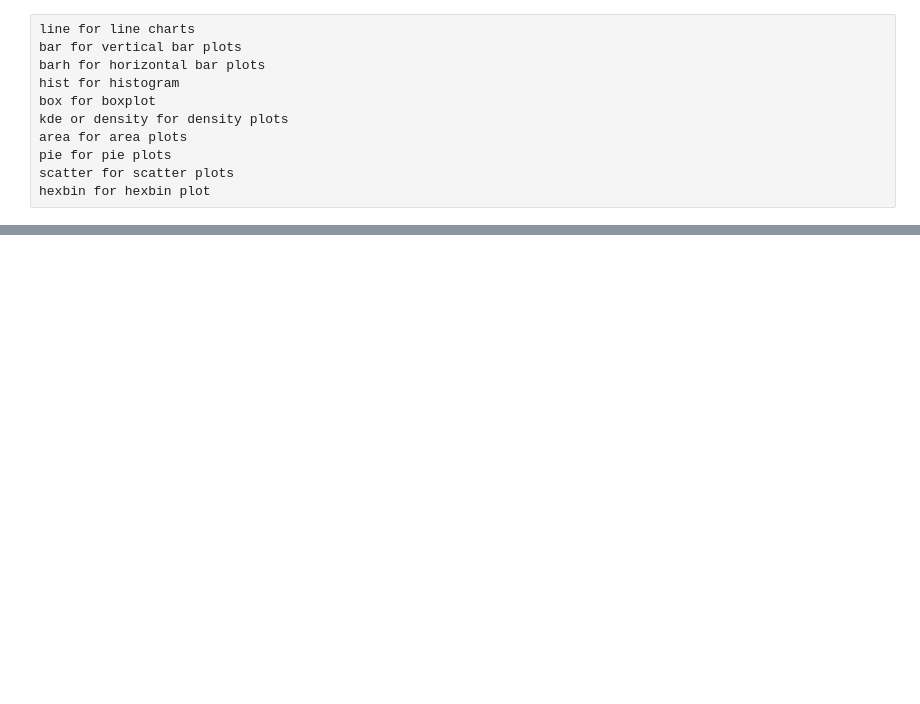
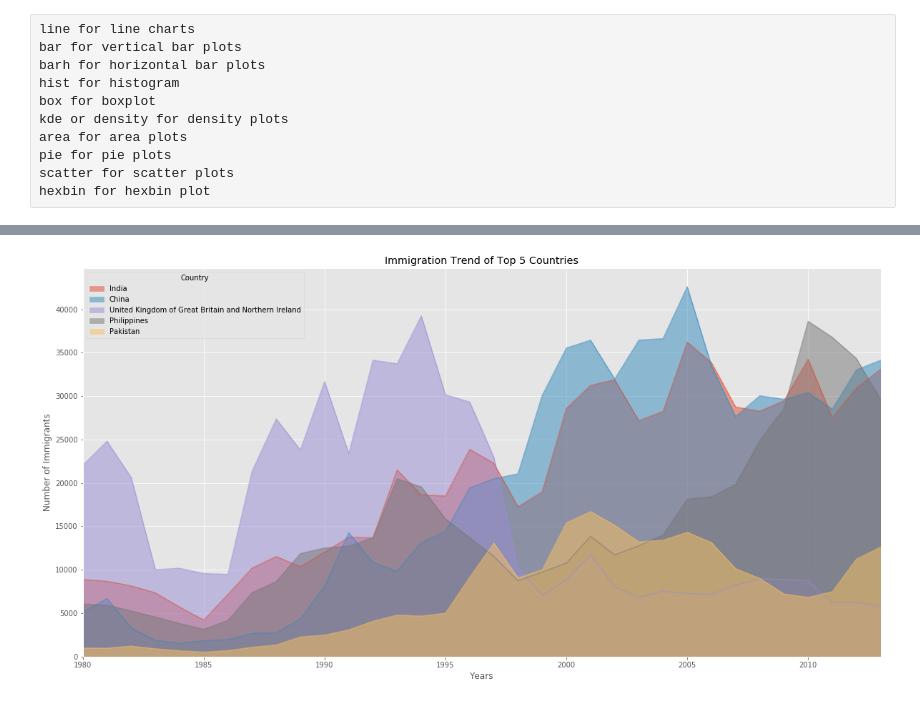
Before and after one commit to baliyanvinay/Python-Basics, a Jupyter notebook: matplotlib-Migration data to Canda.ipynb, the cells around one changed output, grey strips where cells are left out. Drawn from its saved outputs; the diff is of its cells as text; code cells hidden in the pictures; blank space fills up the shorter version.

Commit message:
Add files via upload
Finished Line, Area, Histogram and Bar chart in this notebook.

```diff
--- a/matplotlib-Migration data to Canda.ipynb
+++ b/matplotlib-Migration data to Canda.ipynb
@@ -592,0 +675,13 @@ hexbin for hexbin plot
+# %%
+# this will come in handy when we start plotting the data
+years = list(map(str, range(1980, 2014)))
+# %%
+%matplotlib inline
+
+import matplotlib as mpl
+import matplotlib.pyplot as plt
+
+mpl.style.use('ggplot')
+# %%
+df_can.sort_values(['Total'], ascending=False, inplace=True, axis=0) # axis 0 as indexes will be sorted
+df_can.head()
@@ -592,0 +697,5 @@ hexbin for hexbin plot
+# %%
+# Getting the top 5 countries
+df_top5=df_can.head(5)
+df_top5=df_top5[years].transpose()
+df_top5.head()
@@ -592,0 +709,11 @@ hexbin for hexbin plot
+# %%
+df_top5.index = df_top5.index.map(int) # let's change the index values of df_top5 to type integer for plotting
+df_top5.plot(kind='area', stacked=False, figsize=(20, 10))
+
+plt.title('Immigration Trend of Top 5 Countries')
+plt.ylabel('Number of Immigrants')
+plt.xlabel('Years')
+
+plt.show()
+# %% [output]
+[figure, added]
```
Also changed, not shown: parts of 50 cells of this notebook.
